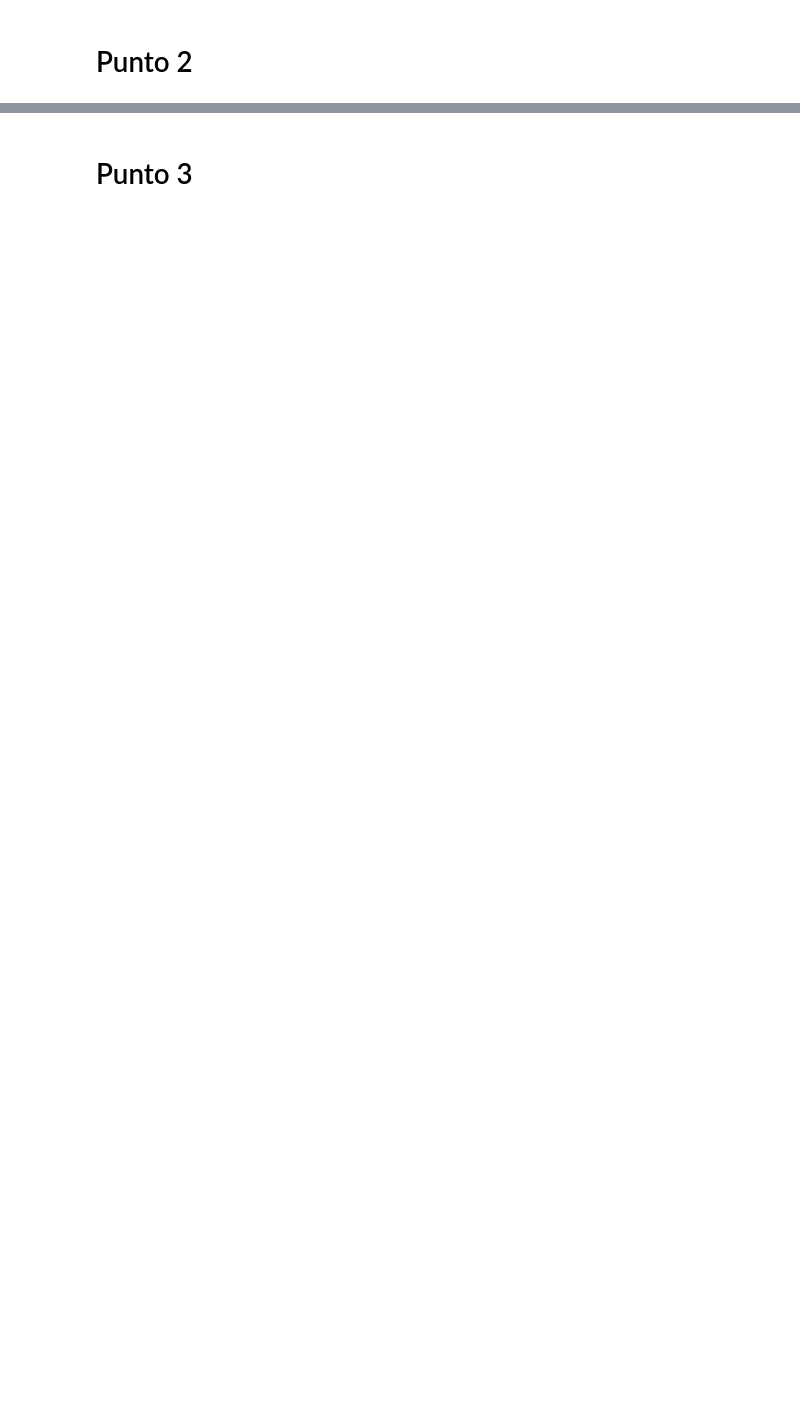
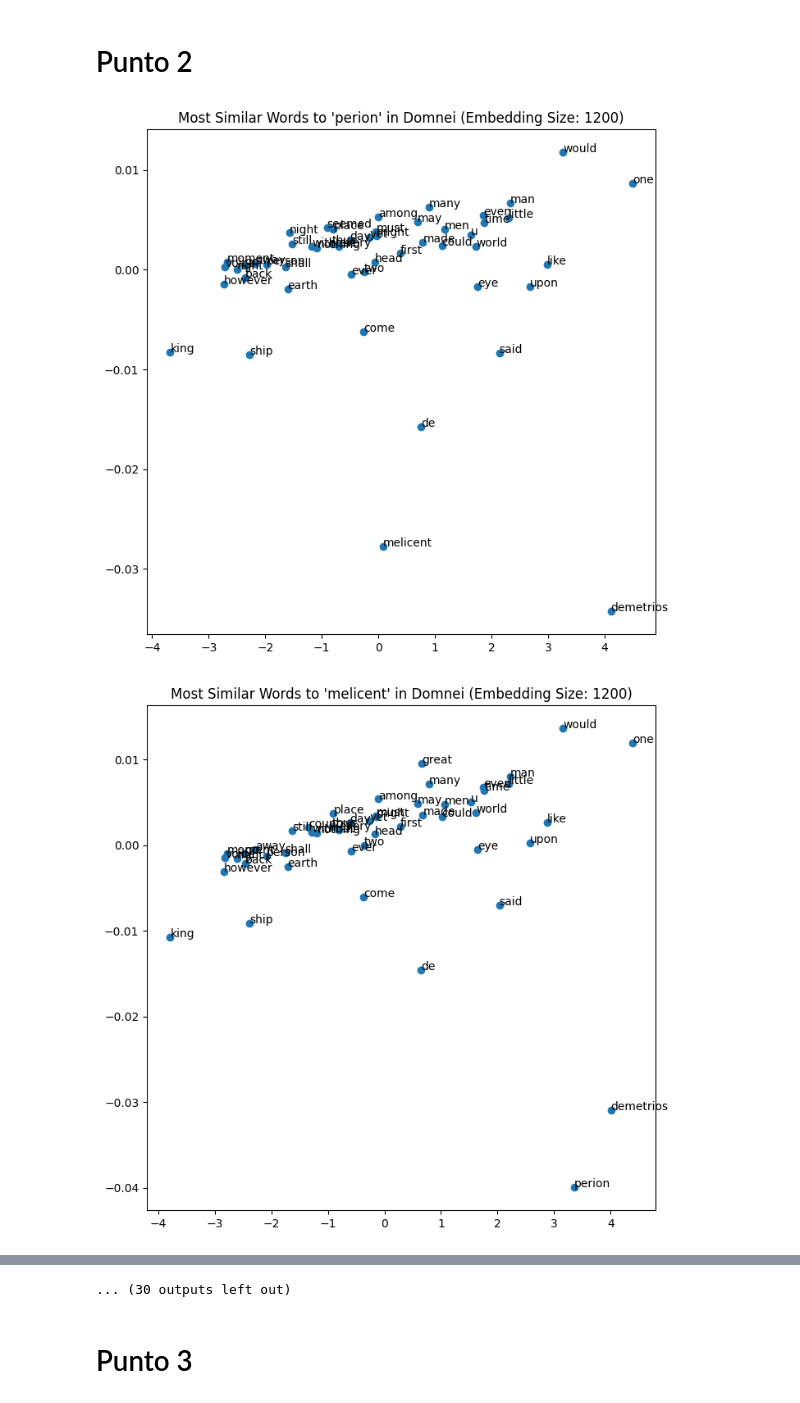
Before and after one commit to Juanes1516/NLP_TaskOne, a Jupyter notebook: task4/punto1-3.ipynb, the cells around one changed output, grey strips where cells are left out. Saved outputs shown, nothing was run; the diff lists cells and outputs as text; code cells hidden in the pictures; blank space fills up the shorter version.

```diff
--- a/task4/punto1-3.ipynb
+++ b/task4/punto1-3.ipynb
@@ -52,6 +62,7 @@ def load_books_from_directory(directory):
             if file.endswith(".txt"):
                 file_path = os.path.join(root, file)
                 with open(file_path, 'r', encoding='utf-8') as f:
+                    global text
                     text = f.read()
                     tokens = preprocess_text(text)
                     corpus.append(tokens)
@@ -60,11 +71,11 @@ def load_books_from_directory(directory):
 directory = 'books'
 corpus = load_books_from_directory(directory)
 
-embedding_sizes = [200, 300, 400]
+embedding_sizes = [1200, 2500, 4000]
 group_code = "G4"
 
 for size in embedding_sizes:
-    model = Word2Vec(sentences=corpus, vector_size=size, window=5, min_count=5, workers=4)
+    model = Word2Vec(sentences=corpus, vector_size=size, window=15, min_count=5, workers=4)
 
     model.save(f'Books_{size}_{group_code}.model')
     print(f"Saved model with size {size} as 'Books_{size}_{group_code}.model'")
@@ -77,15 +88,35 @@ Saved model with size 400 as 'Books_400_G4.model'
 Training completed.
 # %% [markdown]
 #  Punto 2
-# %%
-pca = PCA(n_components=2)
-reduced_vectors_pca = pca.fit_transform(vectors)
-
-plt.figure(figsize=(12, 8))
-plt.scatter(reduced_vectors_pca[:, 0], reduced_vectors_pca[:, 1])
-
-for i, word in enumerate(words):
-    plt.annotate(word, xy=(reduced_vectors_pca[i, 0], reduced_vectors_pca[i, 1]))
-
-plt.title("2D Visualization of Most Similar Words to Main Characters (PCA)")
-plt.show()
+# %%
+main_characters = {
+    "Domnei": ["perion", "melicent"],
+    "The Cords of Vanity": ["robert"],
+    "The Cream of the Jest": ["felix", "kathleen"],
+    "Rip Van Winkle" : ["winkle", "peter"],
+    "The Legend Of Sleepy Hollow" : ["crane", "katrina"],
+    "KNICKERBOCKER'S HISTORY OF NEW YORK" : ["peter", "diedrich"],
+    "Escape From Pluto": ["marcius"],
+    "Poison Planet": ["heinie"],
+    "The Enormous Word": ["winston"]
+}
+
+for size in embedding_sizes:
+    model = Word2Vec.load(f'Books_{size}_{group_code}.model')
+
+    for book, characters in main_characters.items():
+        for char in characters:
+            similar_words = model.wv.most_similar(char, topn=50)
+            words = [word for word, _ in similar_words]
+            word_vectors = np.array([model.wv[word] for word in words])
+            pca = PCA(n_components=2)
+            reduced_vectors = pca.fit_transform(word_vectors)
+            plt.figure(figsize=(8, 8))
+            plt.scatter(reduced_vectors[:, 0], reduced_vectors[:, 1])
+            for i, word in enumerate(words):
+                plt.annotate(word, (reduced_vectors[i, 0], reduced_vectors[i, 1]))
+            plt.title(f"Most Similar Words to '{char}' in {book} (Embedding Size: {size})")
+            plt.show()
+# %% [output]
+[figure, added]
+[figure, added]
@@ -92,3 +133,4 @@ plt.show()
+... (30 outputs left out)
 # %% [markdown]
 # Punto 3
 # %%
```
Also changed, not shown: parts of 10 cells of this notebook, 16 other files.
